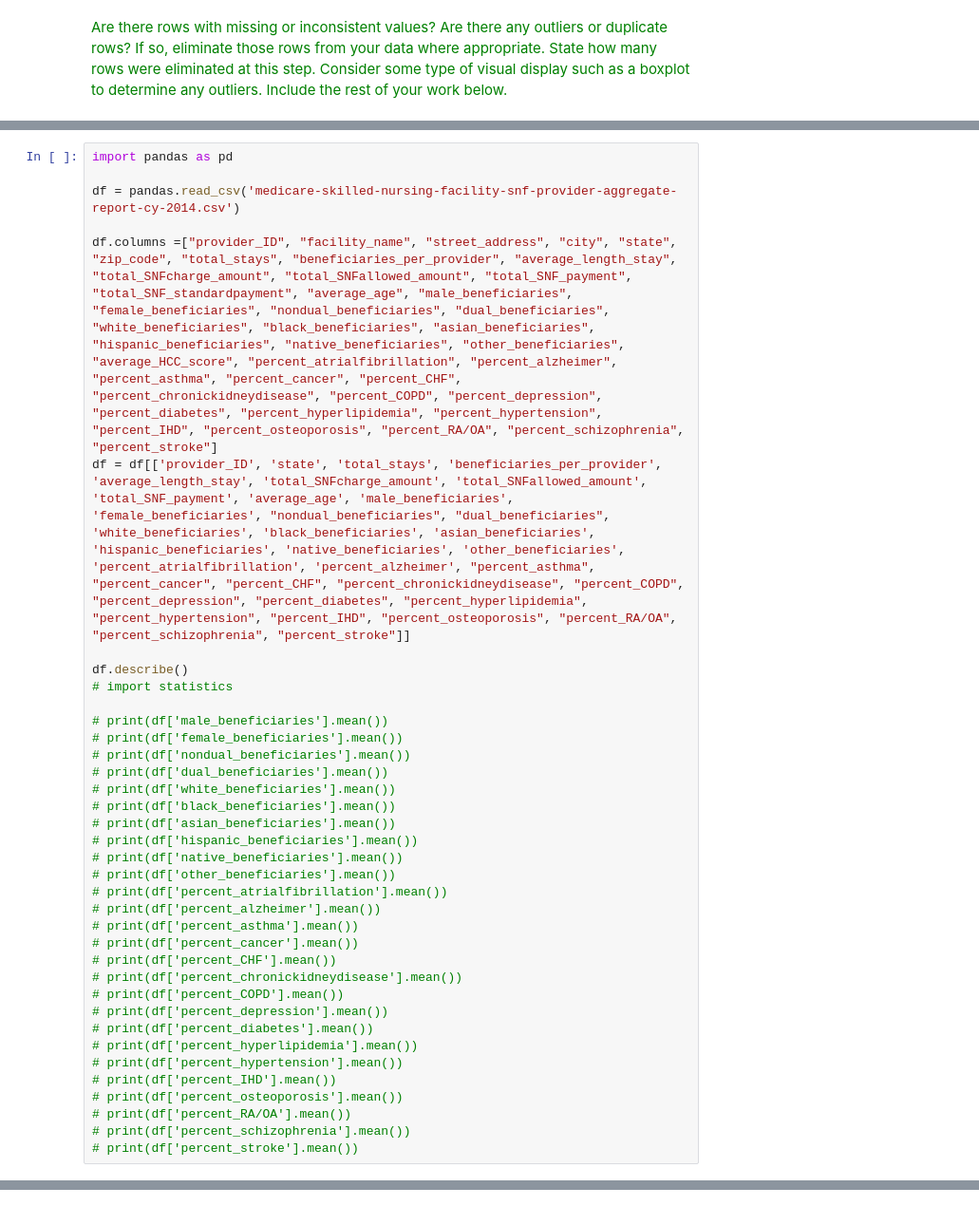
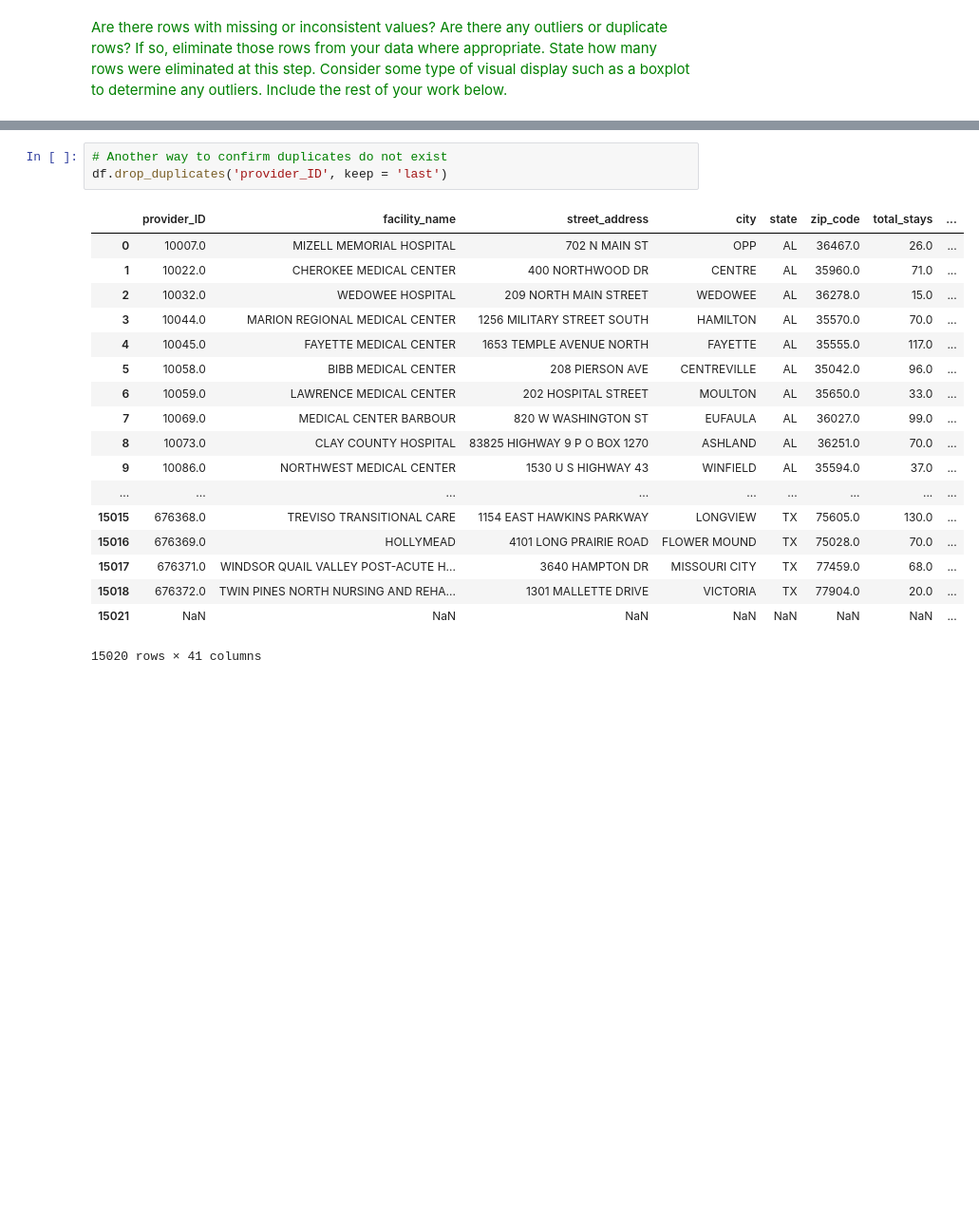
Before and after one commit to ashley-wenger/MSDS430_fall2019, a Jupyter notebook: Milestone_1_Medicare_Facilities_v1.ipynb, the cells around one changed output, grey strips where cells are left out. Shown: that part at 95% size. Cells and saved outputs as stored; diff of their text form; blank space fills up the shorter version.

```diff
--- a/Milestone_1_Medicare_Facilities_v1.ipynb
+++ b/Milestone_1_Medicare_Facilities_v1.ipynb
@@ -150,37 +121,0 @@ percent_stroke                                                   0
-# %%
-import pandas as pd
-
-df = pandas.read_csv('medicare-skilled-nursing-facility-snf-provider-aggregate-report-cy-2014.csv')
-
-df.columns =["provider_ID", "facility_name", "street_address", "city", "state", "zip_code", "total_stays", "beneficiaries_per_provider", "average_length_stay", "total_SNFcharge_amount", "total_SNFallowed_amount", "total_SNF_payment", "total_SNF_standardpayment", "average_age", "male_beneficiaries", "female_beneficiaries", "nondual_beneficiaries", "dual_beneficiaries", "white_beneficiaries", "black_beneficiaries", "asian_beneficiaries", "hispanic_beneficiaries", "native_beneficiaries", "other_beneficiaries", "average_HCC_score", "percent_atrialfibrillation", "percent_alzheimer", "percent_asthma", "percent_cancer", "percent_CHF", "percent_chronickidneydisease", "percent_COPD", "percent_depression", "percent_diabetes", "percent_hyperlipidemia", "percent_hypertension", "percent_IHD", "percent_osteoporosis", "percent_RA/OA", "percent_schizophrenia", "percent_stroke"]
-df = df[['provider_ID', 'state', 'total_stays', 'beneficiaries_per_provider', 'average_length_stay', 'total_SNFcharge_amount', 'total_SNFallowed_amount', 'total_SNF_payment', 'average_age', 'male_beneficiaries', 'female_beneficiaries', "nondual_beneficiaries", "dual_beneficiaries", 'white_beneficiaries', 'black_beneficiaries', 'asian_beneficiaries', 'hispanic_beneficiaries', 'native_beneficiaries', 'other_beneficiaries', 'percent_atrialfibrillation', 'percent_alzheimer', "percent_asthma", "percent_cancer", "percent_CHF", "percent_chronickidneydisease", "percent_COPD", "percent_depression", "percent_diabetes", "percent_hyperlipidemia", "percent_hypertension", "percent_IHD", "percent_osteoporosis", "percent_RA/OA", "percent_schizophrenia", "percent_stroke"]]
-
-df.describe()
-# import statistics
-
-# print(df['male_beneficiaries'].mean())
-# print(df['female_beneficiaries'].mean())
-# print(df['nondual_beneficiaries'].mean())
-# print(df['dual_beneficiaries'].mean())
-# print(df['white_beneficiaries'].mean())
-# print(df['black_beneficiaries'].mean())
-# print(df['asian_beneficiaries'].mean())
-# print(df['hispanic_beneficiaries'].mean())
-# print(df['native_beneficiaries'].mean())
-# print(df['other_beneficiaries'].mean())
-# print(df['percent_atrialfibrillation'].mean())
-# print(df['percent_alzheimer'].mean())
-# print(df['percent_asthma'].mean())
-# print(df['percent_cancer'].mean())
-# print(df['percent_CHF'].mean())
-# print(df['percent_chronickidneydisease'].mean())
-# print(df['percent_COPD'].mean())
-# print(df['percent_depression'].mean())
-# print(df['percent_diabetes'].mean())
-# print(df['percent_hyperlipidemia'].mean())
-# print(df['percent_hypertension'].mean())
-# print(df['percent_IHD'].mean())
-# print(df['percent_osteoporosis'].mean())
-# print(df['percent_RA/OA'].mean())
-# print(df['percent_schizophrenia'].mean())
-# print(df['percent_stroke'].mean())
@@ -221,0 +148,22 @@ for col in numeric_cols:
+# %%
+# Another way to confirm duplicates do not exist
+df.drop_duplicates('provider_ID', keep = 'last')
+# %% [output]
+|  | provider_ID | facility_name | street_address | city | state | zip_code | total_stays | ... |
+| 0 | 10007.0 | MIZELL MEMORIAL HOSPITAL | 702 N MAIN ST | OPP | AL | 36467.0 | 26.0 | ... |
+| 1 | 10022.0 | CHEROKEE MEDICAL CENTER | 400 NORTHWOOD DR | CENTRE | AL | 35960.0 | 71.0 | ... |
+| 2 | 10032.0 | WEDOWEE HOSPITAL | 209 NORTH MAIN STREET | WEDOWEE | AL | 36278.0 | 15.0 | ... |
+| 3 | 10044.0 | MARION REGIONAL MEDICAL CENTER | 1256 MILITARY STREET SOUTH | HAMILTON | AL | 35570.0 | 70.0 | ... |
+| 4 | 10045.0 | FAYETTE MEDICAL CENTER | 1653 TEMPLE AVENUE NORTH | FAYETTE | AL | 35555.0 | 117.0 | ... |
+| 5 | 10058.0 | BIBB MEDICAL CENTER | 208 PIERSON AVE | CENTREVILLE | AL | 35042.0 | 96.0 | ... |
+| 6 | 10059.0 | LAWRENCE MEDICAL CENTER | 202 HOSPITAL STREET | MOULTON | AL | 35650.0 | 33.0 | ... |
+| 7 | 10069.0 | MEDICAL CENTER BARBOUR | 820 W WASHINGTON ST | EUFAULA | AL | 36027.0 | 99.0 | ... |
+| 8 | 10073.0 | CLAY COUNTY HOSPITAL | 83825 HIGHWAY 9 P O BOX 1270 | ASHLAND | AL | 36251.0 | 70.0 | ... |
+| 9 | 10086.0 | NORTHWEST MEDICAL CENTER | 1530 U S HIGHWAY 43 | WINFIELD | AL | 35594.0 | 37.0 | ... |
+| ... | ... | ... | ... | ... | ... | ... | ... | ... |
+| 15015 | 676368.0 | TREVISO TRANSITIONAL CARE | 1154 EAST HAWKINS PARKWAY | LONGVIEW | TX | 75605.0 | 130.0 | ... |
+| 15016 | 676369.0 | HOLLYMEAD | 4101 LONG PRAIRIE ROAD | FLOWER MOUND | TX | 75028.0 | 70.0 | ... |
+| 15017 | 676371.0 | WINDSOR QUAIL VALLEY POST-ACUTE H... | 3640 HAMPTON DR | MISSOURI CITY | TX | 77459.0 | 68.0 | ... |
+| 15018 | 676372.0 | TWIN PINES NORTH NURSING AND REHA... | 1301 MALLETTE DRIVE | VICTORIA | TX | 77904.0 | 20.0 | ... |
+| 15021 | NaN | NaN | NaN | NaN | NaN | NaN | NaN | ... |
+15020 rows × 41 columns
```
Also changed, not shown: parts of 26 cells of this notebook.
